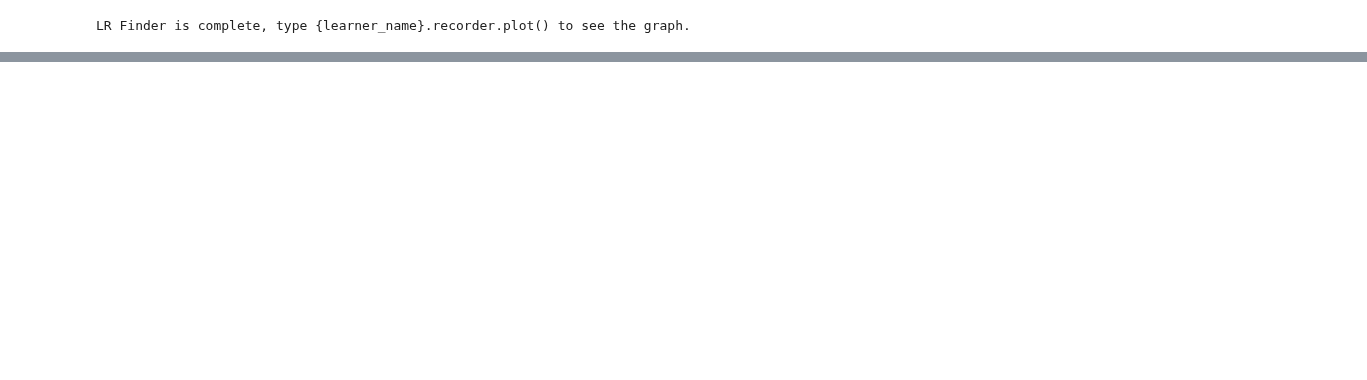
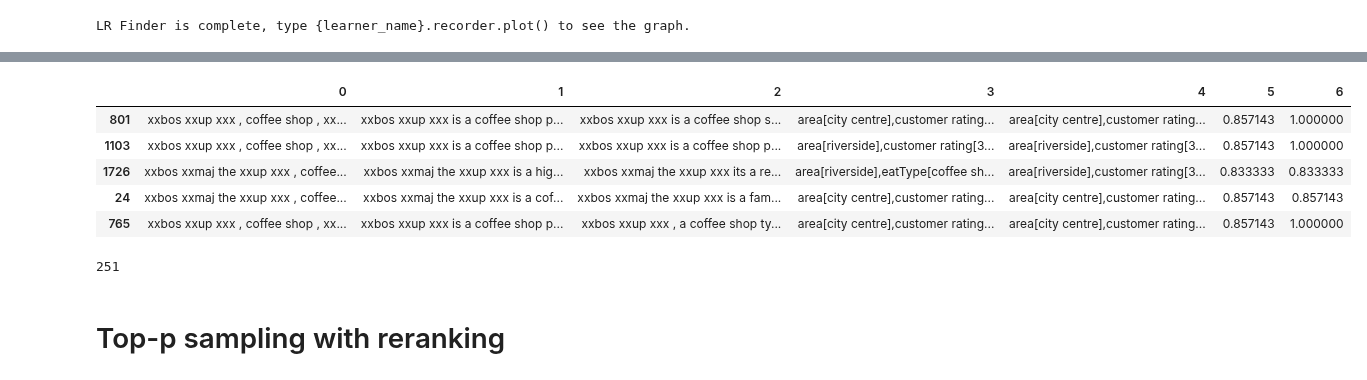
Before and after one commit to nadjet/e2e_nlg, a Jupyter notebook: notebooks/seq2seq_tf.ipynb, the cells around one changed output, grey strips where cells are left out. Saved outputs shown, nothing was run; the diff lists cells and outputs as text; code cells hidden in the pictures; blank space fills up the shorter version.

```diff
--- a/notebooks/seq2seq_tf.ipynb
+++ b/notebooks/seq2seq_tf.ipynb
@@ -202,0 +237,34 @@ for idx in range(len(rxs)):
+# %%
+mr_predictor = MrPredictor(os.path.join(main_path,"models","classifier"), dataset_path)
+# %%
+from csv import writer
+import re
+from e2e_nlg.formatting.mrs_formatter import MR_Formatter
+rows = []
+num_pr=0
+num_rec=0
+with open(os.path.join(out_path,"dev_greedy.csv"),"w") as f:
+    w = writer(f,delimiter="\t")
+    w.writerow(["input","output","target","input mrs","output mrs","pr","rec"])
+    for i in range(len(inputs)):
+        if i%10==0:
+            print(i,num_pr,num_rec)
+        output_predictions = str(mr_predictor.predict(outputs[i])[0])
+        output_predictions = sorted(list(set([item.strip() for item in output_predictions.split(";")])))
+        mr_formatter = MR_Formatter(str(inputs[i]))
+        mr_formatter.set_attributes()
+        mr_formatter.attributes.remove('name[XXX]')
+        input_predictions = sorted(mr_formatter.attributes)
+        input_predictions = Reranker.check_predictions(input_predictions,is_input=True)
+        output_predictions = Reranker.check_predictions(output_predictions,is_input=True)
+        pr = PredictUtils.calculate_precision(input_predictions, output_predictions)
+        rec = PredictUtils.calculate_recall(input_predictions, output_predictions)
+        if pr<1:
+            num_pr=num_pr+1
+        if rec<1:
+            num_rec=num_rec+1
+        #outputs[i] = re.sub(r"\. xxmaj the xxup xxx ",". xxmaj it ",str(outputs[i]))
+        #outputs[i] = re.sub(r"\. xxmaj xxup xxx ",". xxmaj it ",str(outputs[i]))
+        row = [inputs[i],outputs[i],targets[i],",".join(input_predictions),",".join(output_predictions),pr,rec]
+        rows.append(row)
+        w.writerow(row)
@@ -217,7 +299,0 @@ df.sample(5)
-# %%
-import pandas as pd
-pd.set_option('display.max_colwidth', 1000)
-# %%
-df = pd.read_csv("../gitignore/seq2seq_tf_dev.csv",sep="\t")
-#df = pd.read_csv("gitignore/top_p.csv",sep="\t")
-df.sample(5)
@@ -272,0 +300,15 @@ preds_file = out_formatter.write_predictions()
+# %%
+df[df[5]<1].sample(5)
+# %% [output]
+|  | 0 | 1 | 2 | 3 | 4 | 5 | 6 |
+| 801 | xxbos xxup xxx , coffee shop , xx... | xxbos xxup xxx is a coffee shop p... | xxbos xxup xxx is a coffee shop s... | area[city centre],customer rating... | area[city centre],customer rating... | 0.857143 | 1.000000 |
+| 1103 | xxbos xxup xxx , coffee shop , xx... | xxbos xxup xxx is a coffee shop p... | xxbos xxup xxx is a coffee shop p... | area[riverside],customer rating[3... | area[riverside],customer rating[3... | 0.857143 | 1.000000 |
+| 1726 | xxbos xxmaj the xxup xxx , coffee... | xxbos xxmaj the xxup xxx is a hig... | xxbos xxmaj the xxup xxx its a re... | area[riverside],eatType[coffee sh... | area[riverside],customer rating[3... | 0.833333 | 0.833333 |
+| 24 | xxbos xxmaj the xxup xxx , coffee... | xxbos xxmaj the xxup xxx is a cof... | xxbos xxmaj the xxup xxx is a fam... | area[city centre],customer rating... | area[city centre],customer rating... | 0.857143 | 0.857143 |
+| 765 | xxbos xxup xxx , coffee shop , xx... | xxbos xxup xxx is a coffee shop p... | xxbos xxup xxx , a coffee shop ty... | area[city centre],customer rating... | area[city centre],customer rating... | 0.857143 | 1.000000 |
+# %%
+df[df[5]<1].shape[0]
+# %% [output]
+251
+# %% [markdown]
+# Top-p sampling with reranking
```
Also changed, not shown: parts of 66 cells of this notebook, 51 other files.
